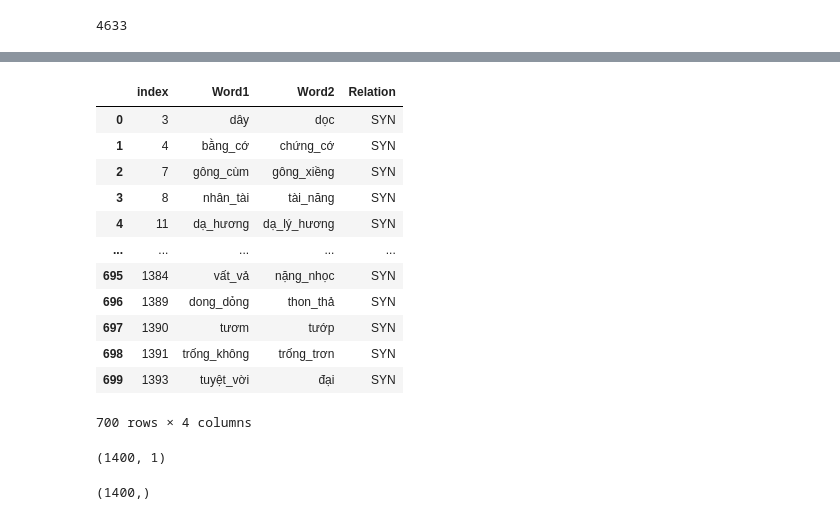
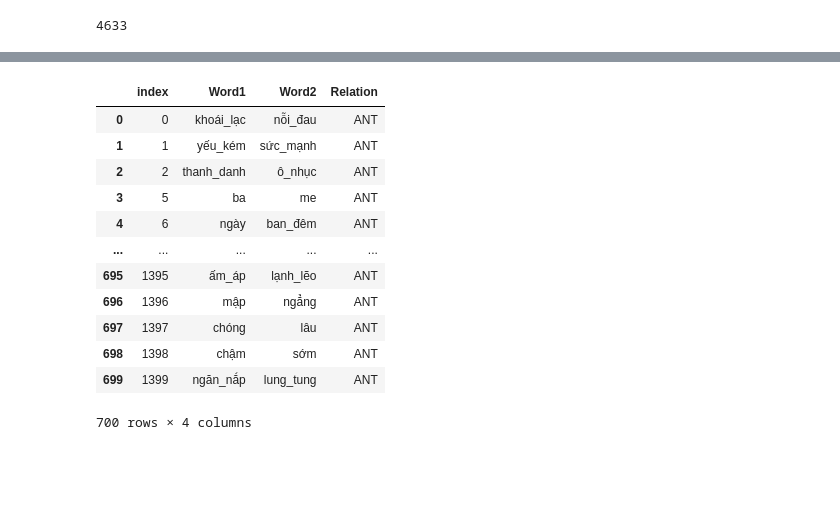
Before and after one commit to HoTuanLong/NLP_Project, a Jupyter notebook: NLP-Projects.ipynb, the cells around one changed output, grey strips where cells are left out. Cells and saved outputs as stored; diff of their text form; code cells hidden in the pictures; blank space fills up the shorter version.

```diff
--- a/NLP-Projects.ipynb
+++ b/NLP-Projects.ipynb
@@ -202,20 +252,20 @@ df_test = pd.concat([n_test, v_test, a_test], ignore_index=True)
 # %%
 ant_test = df_test.loc[df_test['Relation']=='ANT'].reset_index() #700x4
 syn_test = df_test.loc[df_test['Relation']=='SYN'].reset_index() #700x4
-syn_test
+ant_test
 # %% [output]
 |  | index | Word1 | Word2 | Relation |
-| 0 | 3 | dây | dọc | SYN |
-| 1 | 4 | bằng_cớ | chứng_cớ | SYN |
-| 2 | 7 | gông_cùm | gông_xiềng | SYN |
-| 3 | 8 | nhân_tài | tài_năng | SYN |
-| 4 | 11 | dạ_hương | dạ_lý_hương | SYN |
+| 0 | 0 | khoái_lạc | nỗi_đau | ANT |
+| 1 | 1 | yếu_kém | sức_mạnh | ANT |
+| 2 | 2 | thanh_danh | ô_nhục | ANT |
+| 3 | 5 | ba | me | ANT |
+| 4 | 6 | ngày | ban_đêm | ANT |
 | ... | ... | ... | ... | ... |
-| 695 | 1384 | vất_vả | nặng_nhọc | SYN |
-| 696 | 1389 | dong_dỏng | thon_thả | SYN |
-| 697 | 1390 | tươm | tướp | SYN |
-| 698 | 1391 | trống_không | trống_trơn | SYN |
-| 699 | 1393 | tuyệt_vời | đại | SYN |
+| 695 | 1395 | ấm_áp | lạnh_lẽo | ANT |
+| 696 | 1396 | mập | ngẳng | ANT |
+| 697 | 1397 | chóng | lâu | ANT |
+| 698 | 1398 | chậm | sớm | ANT |
+| 699 | 1399 | ngăn_nắp | lung_tung | ANT |
 700 rows × 4 columns
 # %%
 X_test = []
@@ -230,9 +287,0 @@ X_test = np.asarray(X_test).reshape(-1, 1)
-# %%
-X_test.shape
-# %% [output]
-(1400, 1)
-# %%
-y_test = np.asarray(y_test)
-y_test.shape
-# %% [output]
-(1400,)
```
Also changed, not shown: parts of 24 cells of this notebook.
